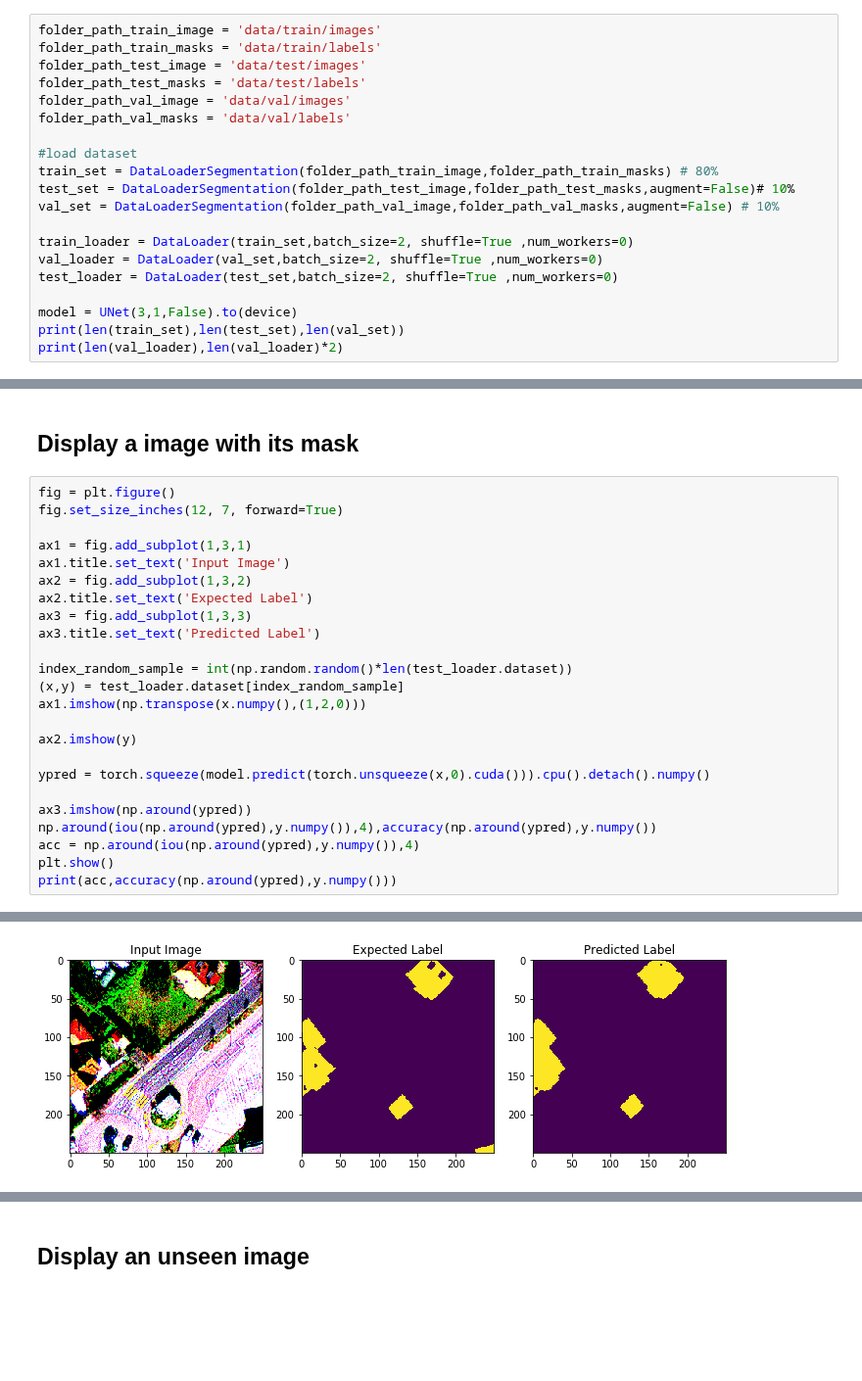
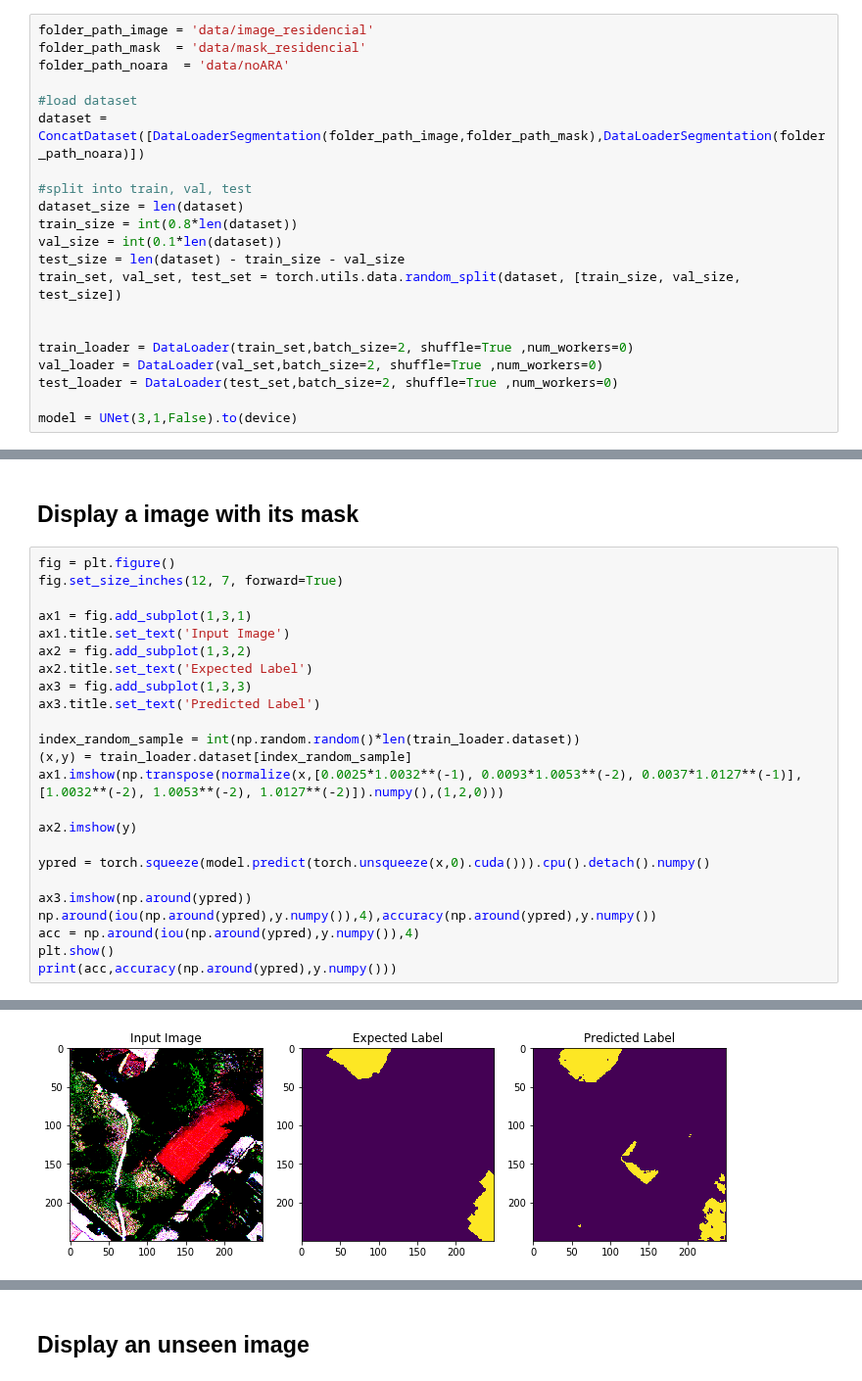
Before and after one commit to riccardocadei/photovoltaic-detection, a Jupyter notebook: main.ipynb, the cells around one changed output, grey strips where cells are left out. Shown at 98% size. Drawn from its saved outputs; the diff is of its cells as text; blank space fills up the shorter version.

Commit message:
Revert "Put train function into a train.py"
This reverts commit 39839c4d84295fe096d28d99550ce48ba9a1340c.

```diff
--- a/main.ipynb
+++ b/main.ipynb
@@ -27,22 +28,23 @@ device=torch.device('cuda' if torch.cuda.is_available() else 'cpu')
 # Loading the Data Set
 First we load the data set that we will use for training. Each sample is an image with its mask (label). An image is represented as a 3x250x250 array with each of the 3 color chanel being 250x250 pixels. The asssociated mask is a 250x250 array,
 # %%
-folder_path_train_image = 'data/train/images'
-folder_path_train_masks = 'data/train/labels'
-folder_path_test_image = 'data/test/images'
-folder_path_test_masks = 'data/test/labels'
-folder_path_val_image = 'data/val/images'
-folder_path_val_masks = 'data/val/labels'
+folder_path_image = 'data/image_residencial'
+folder_path_mask  = 'data/mask_residencial'
+folder_path_noara  = 'data/noARA'
 
 #load dataset
-train_set = DataLoaderSegmentation(folder_path_train_image,folder_path_train_masks) # 80%
-test_set = DataLoaderSegmentation(folder_path_test_image,folder_path_test_masks,augment=False)# 10%
-val_set = DataLoaderSegmentation(folder_path_val_image,folder_path_val_masks,augment=False) # 10%
+dataset = ConcatDataset([DataLoaderSegmentation(folder_path_image,folder_path_mask),DataLoaderSegmentation(folder_path_noara)])
+
+#split into train, val, test
+dataset_size = len(dataset)
+train_size = int(0.8*len(dataset))
+val_size = int(0.1*len(dataset))
+test_size = len(dataset) - train_size - val_size
+train_set, val_set, test_set = torch.utils.data.random_split(dataset, [train_size, val_size, test_size])
+
 
 train_loader = DataLoader(train_set,batch_size=2, shuffle=True ,num_workers=0)
 val_loader = DataLoader(val_set,batch_size=2, shuffle=True ,num_workers=0)
 test_loader = DataLoader(test_set,batch_size=2, shuffle=True ,num_workers=0)
 
 model = UNet(3,1,False).to(device)
-print(len(train_set),len(test_set),len(val_set))
-print(len(val_loader),len(val_loader)*2)
@@ -170,27 +162,27 @@ torch.save(best_model.state_dict(), 'model/best_model06122020.pt')
 # %%
 fig = plt.figure()
 fig.set_size_inches(12, 7, forward=True)
 
 ax1 = fig.add_subplot(1,3,1)
 ax1.title.set_text('Input Image')
 ax2 = fig.add_subplot(1,3,2)
 ax2.title.set_text('Expected Label')
 ax3 = fig.add_subplot(1,3,3)
 ax3.title.set_text('Predicted Label')
 
-index_random_sample = int(np.random.random()*len(test_loader.dataset))
-(x,y) = test_loader.dataset[index_random_sample]
-ax1.imshow(np.transpose(x.numpy(),(1,2,0)))
+index_random_sample = int(np.random.random()*len(train_loader.dataset))
+(x,y) = train_loader.dataset[index_random_sample]
+ax1.imshow(np.transpose(normalize(x,[0.0025*1.0032**(-1), 0.0093*1.0053**(-2), 0.0037*1.0127**(-1)],[1.0032**(-2), 1.0053**(-2), 1.0127**(-2)]).numpy(),(1,2,0)))
 
 ax2.imshow(y)
 
 ypred = torch.squeeze(model.predict(torch.unsqueeze(x,0).cuda())).cpu().detach().numpy()
 
 ax3.imshow(np.around(ypred))
 np.around(iou(np.around(ypred),y.numpy()),4),accuracy(np.around(ypred),y.numpy())
 acc = np.around(iou(np.around(ypred),y.numpy()),4)
 plt.show()
 print(acc,accuracy(np.around(ypred),y.numpy()))
 # %% [output]
 Clipping input data to the valid range for imshow with RGB data ([0..1] for floats or [0..255] for integers).
-[figure, old version]
+[figure, new version]
```
Also changed, not shown: parts of 9 cells of this notebook, 6 other files.
